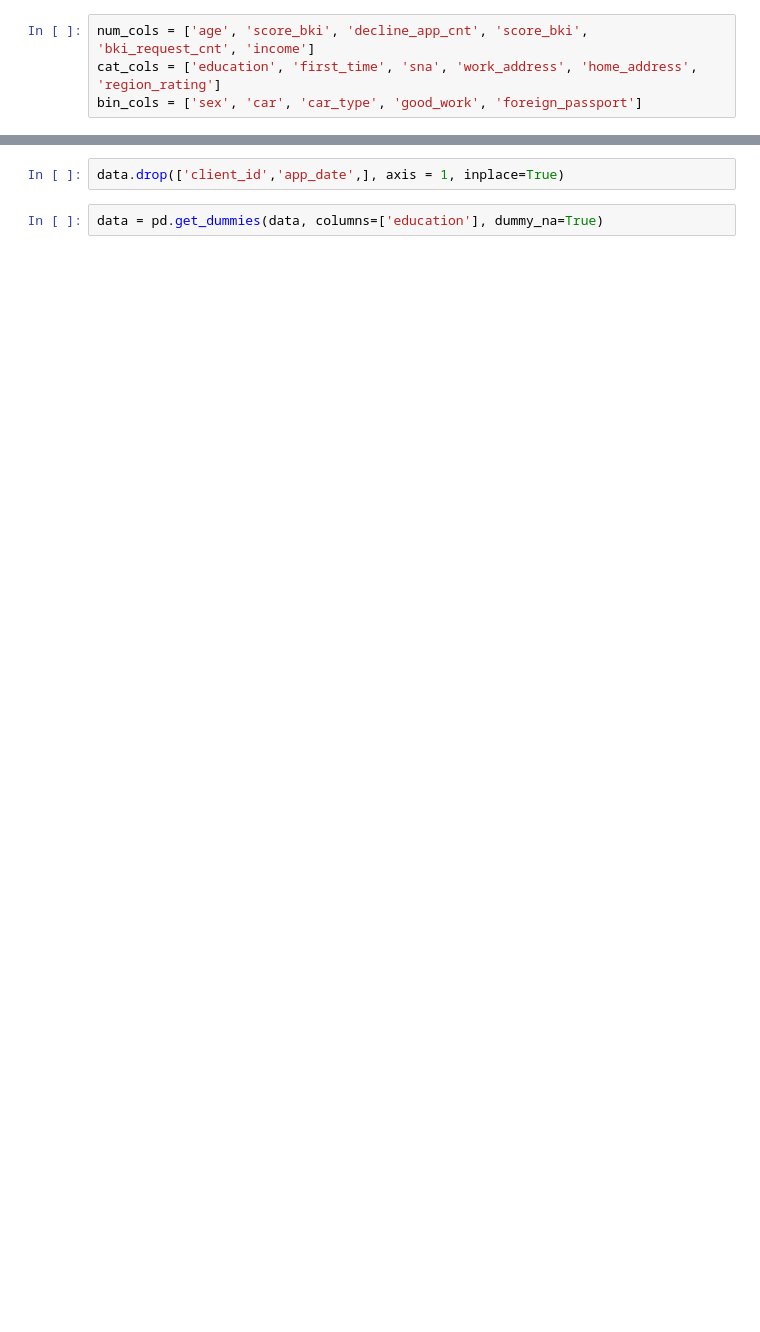
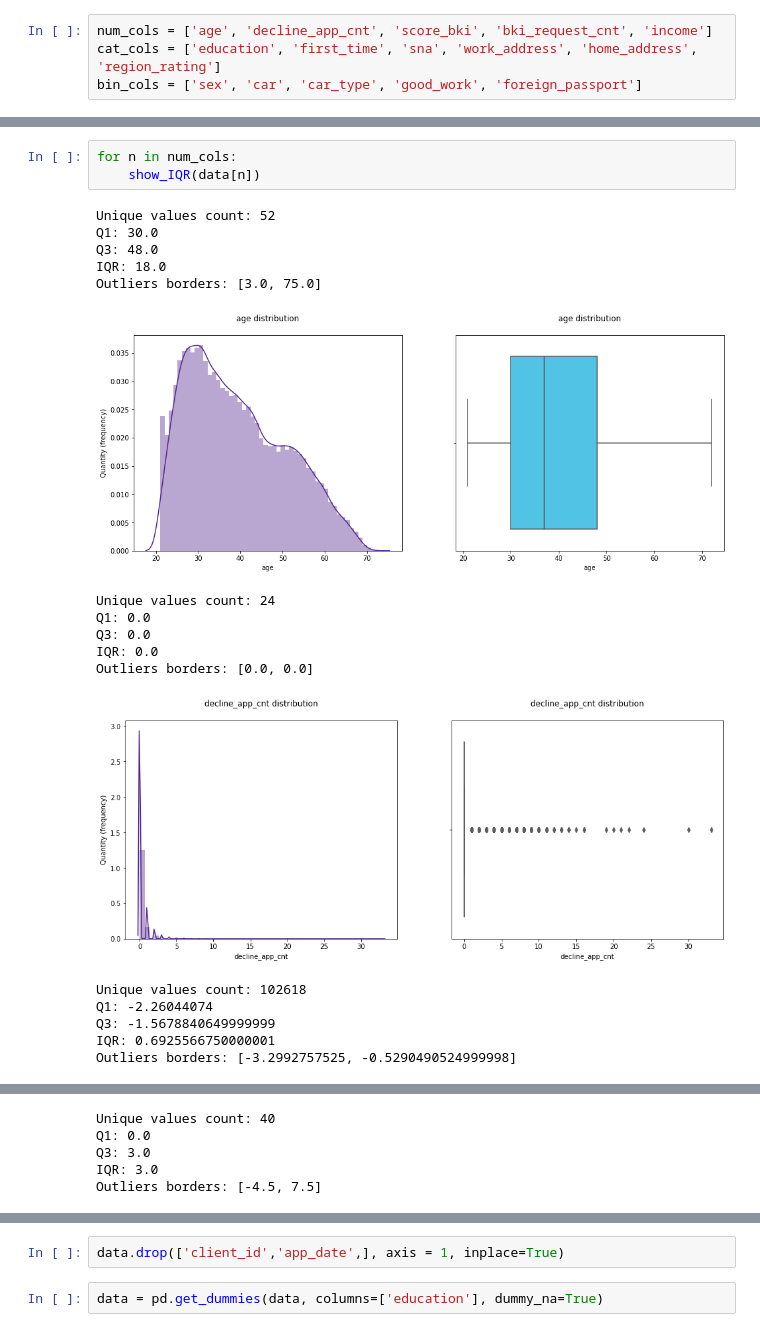
Before and after one commit to XelorR/sf_project_5, a Jupyter notebook: overview_kaggle_pp_first_try.ipynb, the cells around one changed output, grey strips where cells are left out. Drawn from its saved outputs; the diff is of its cells as text; blank space fills up the shorter version.

```diff
--- a/overview_kaggle_pp_first_try.ipynb
+++ b/overview_kaggle_pp_first_try.ipynb
@@ -133,4 +69,4 @@ dtype: int64
 # %%
-num_cols = ['age', 'score_bki', 'decline_app_cnt', 'score_bki', 'bki_request_cnt', 'income']
+num_cols = ['age', 'decline_app_cnt', 'score_bki', 'bki_request_cnt', 'income']
 cat_cols = ['education', 'first_time', 'sna', 'work_address', 'home_address', 'region_rating']
 bin_cols = ['sex', 'car', 'car_type', 'good_work', 'foreign_passport']
@@ -136,0 +91,21 @@ bin_cols = ['sex', 'car', 'car_type', 'good_work', 'foreign_passport']
+# %%
+for n in num_cols:
+    show_IQR(data[n])
+# %% [output]
+Unique values count: 52
+Q1: 30.0
+Q3: 48.0
+IQR: 18.0
+Outliers borders: [3.0, 75.0]
+[figure, added]
+Unique values count: 24
+Q1: 0.0
+Q3: 0.0
+IQR: 0.0
+Outliers borders: [0.0, 0.0]
+[figure, added]
+Unique values count: 102618
+Q1: -2.26044074
+Q3: -1.5678840649999999
+IQR: 0.6925566750000001
+Outliers borders: [-3.2992757525, -0.5290490524999998]
@@ -136,0 +113,5 @@ bin_cols = ['sex', 'car', 'car_type', 'good_work', 'foreign_passport']
+Unique values count: 40
+Q1: 0.0
+Q3: 3.0
+IQR: 3.0
+Outliers borders: [-4.5, 7.5]
```
Also changed, not shown: parts of 35 cells of this notebook.
